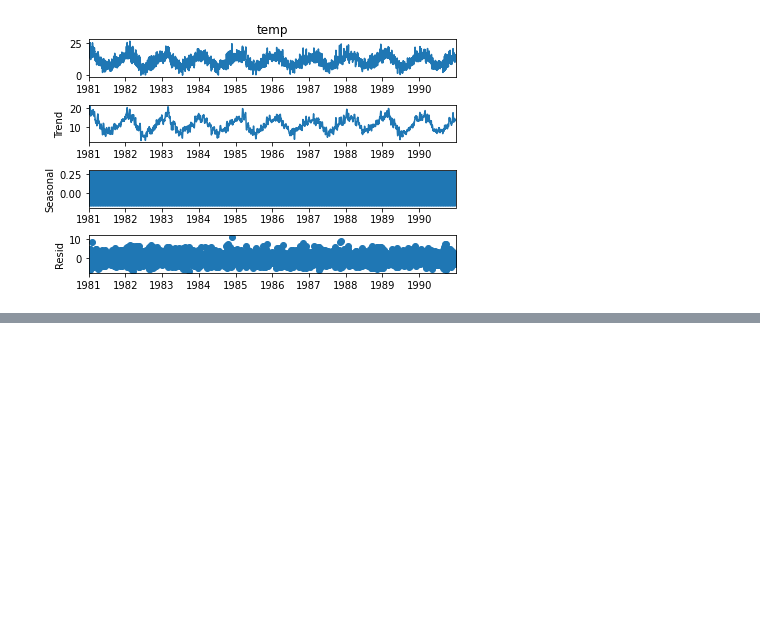
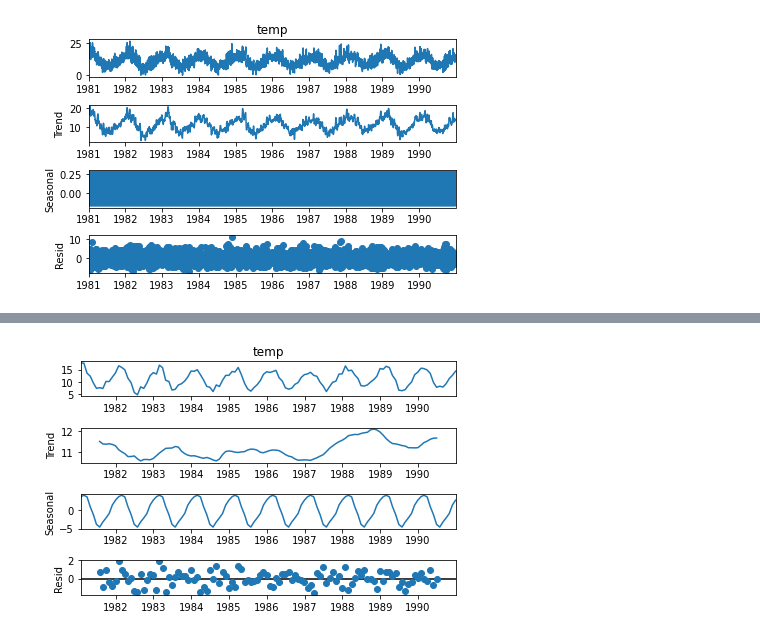
Before and after one commit to michaelk-a-m/SimpleTimeSeries, a Jupyter notebook: TemperatureTS.ipynb, the cells around one changed output, grey strips where cells are left out. Saved outputs shown, nothing was run; the diff lists cells and outputs as text; code cells hidden in the pictures; blank space fills up the shorter version.

```diff
--- a/TemperatureTS.ipynb
+++ b/TemperatureTS.ipynb
@@ -81,0 +149,5 @@ fig = sd.plot()
+# %%
+sd = seasonal_decompose(temp, model='additive')
+fig = sd.plot()
+# %% [output]
+[figure, added]
```
Also changed, not shown: parts of 11 cells of this notebook.
